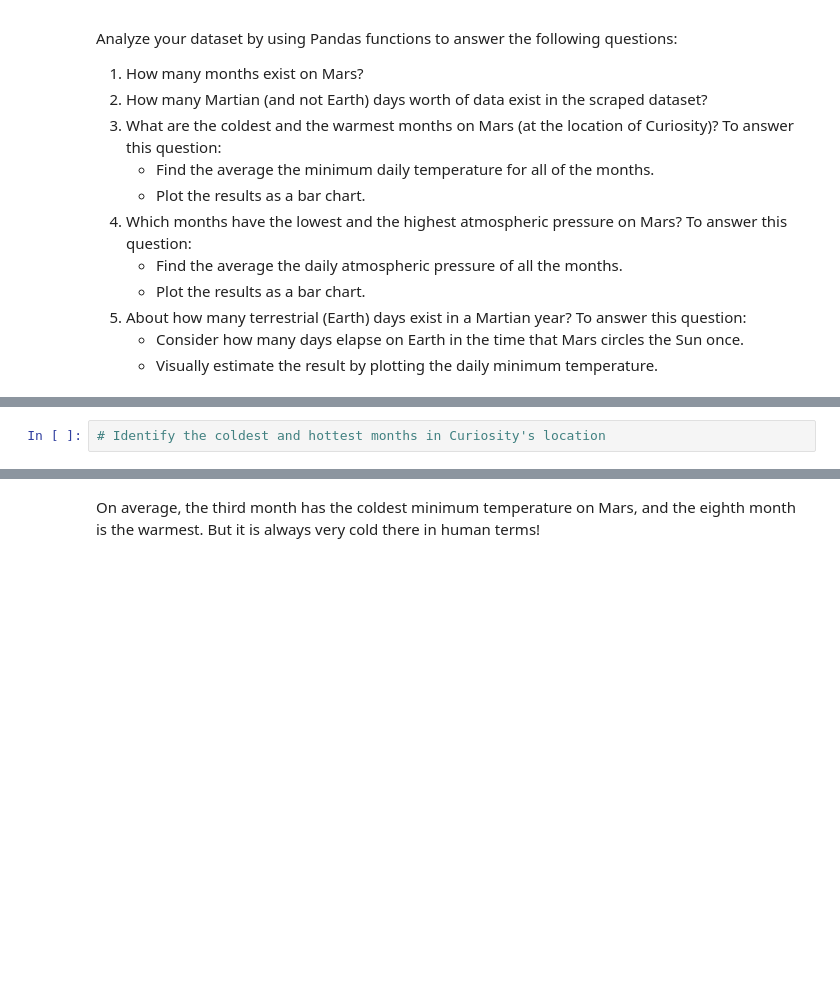
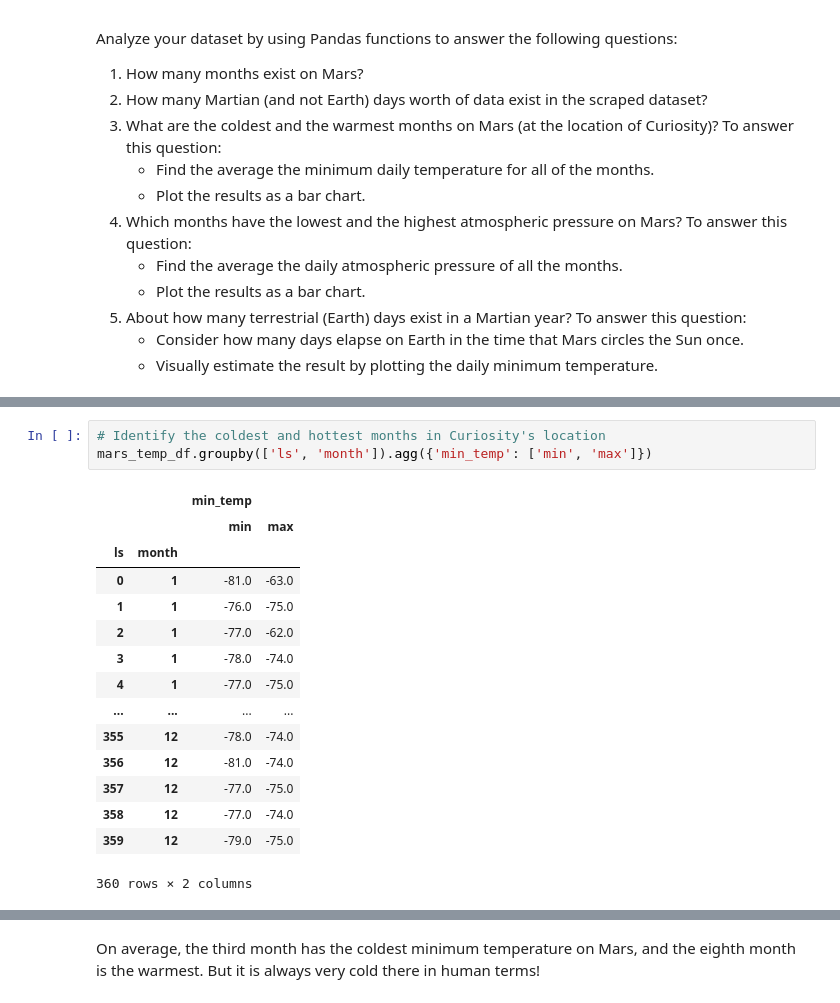
Before and after one commit to jargosin/web-scraping-challenge, a Jupyter notebook: Starter_Code/part_2_mars_weather.ipynb, the cells around one changed output, grey strips where cells are left out. Saved outputs shown, nothing was run; the diff lists cells and outputs as text; blank space fills up the shorter version.

```diff
--- a/Starter_Code/part_2_mars_weather.ipynb
+++ b/Starter_Code/part_2_mars_weather.ipynb
@@ -131,4 +256,21 @@ Analyze your dataset by using Pandas functions to answer the following questions
 # %%
 # Identify the coldest and hottest months in Curiosity's location
+mars_temp_df.groupby(['ls', 'month']).agg({'min_temp': ['min', 'max']})
+# %% [output]
+|  |  | min_temp |  |
+|  |  | min | max |
+| ls | month |  |  |
+| 0 | 1 | -81.0 | -63.0 |
+| 1 | 1 | -76.0 | -75.0 |
+| 2 | 1 | -77.0 | -62.0 |
+| 3 | 1 | -78.0 | -74.0 |
+| 4 | 1 | -77.0 | -75.0 |
+| ... | ... | ... | ... |
+| 355 | 12 | -78.0 | -74.0 |
+| 356 | 12 | -81.0 | -74.0 |
+| 357 | 12 | -77.0 | -75.0 |
+| 358 | 12 | -77.0 | -74.0 |
+| 359 | 12 | -79.0 | -75.0 |
+360 rows × 2 columns
 # %%
 # 4. Average pressure by Martian month
```
Also changed, not shown: parts of 28 cells of this notebook, 1 other file.
